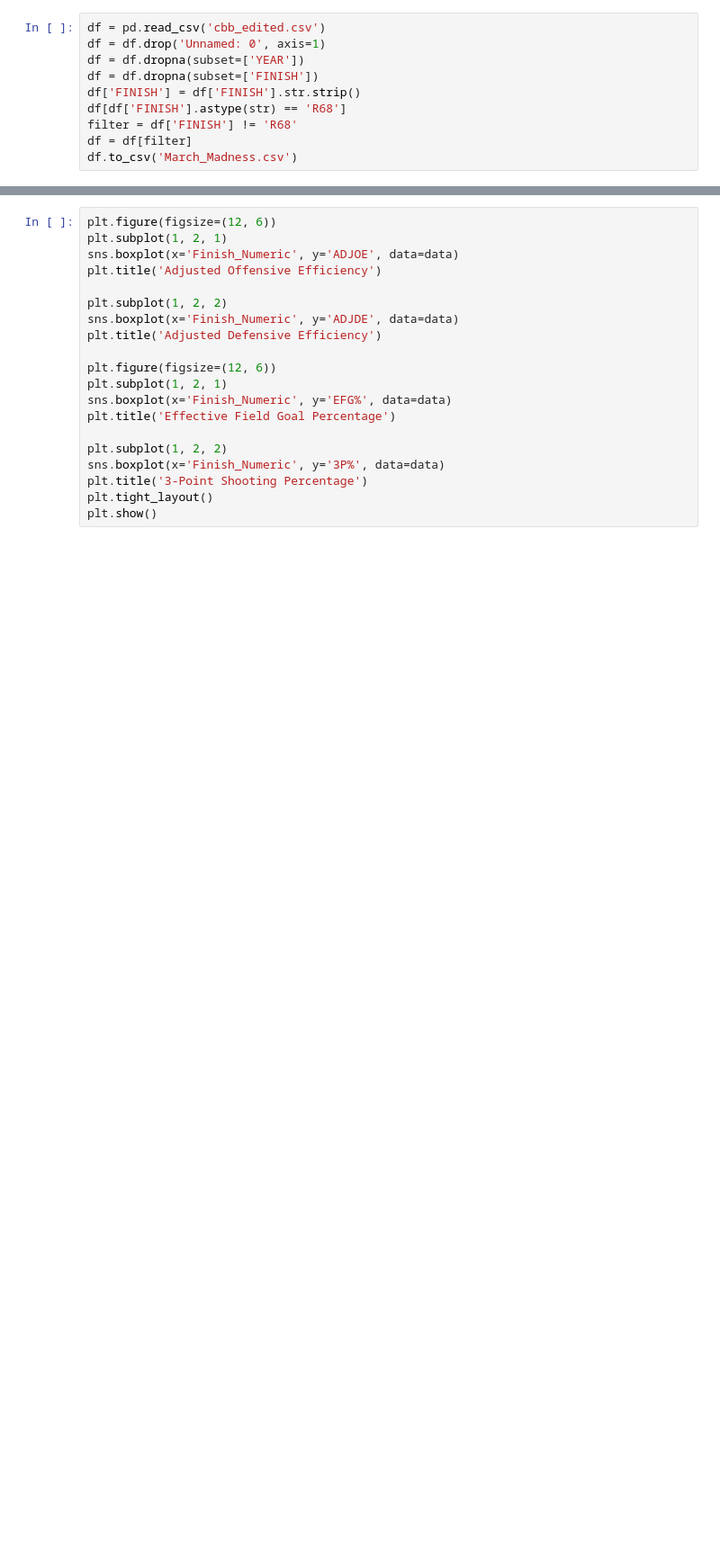
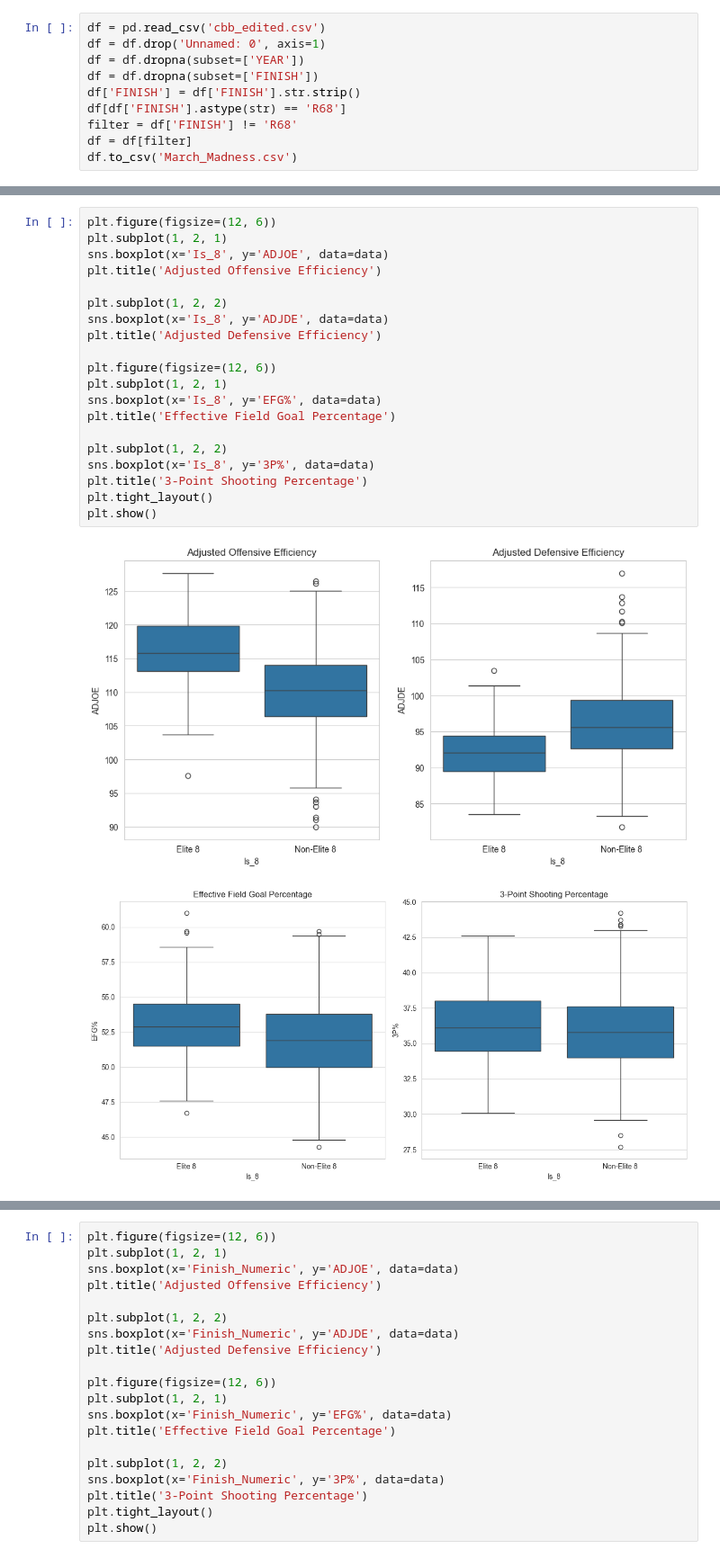
Before and after one commit to Edubs2003/MarchMadness, a Jupyter notebook: Ethan.ipynb, the cells around one changed output, grey strips where cells are left out. Shown: that part at 90% size. Cells and saved outputs as stored; diff of their text form; blank space fills up the shorter version.

```diff
--- a/Ethan.ipynb
+++ b/Ethan.ipynb
@@ -82,3 +91,26 @@ plt.show()
+# %%
+plt.figure(figsize=(12, 6))
+plt.subplot(1, 2, 1)
+sns.boxplot(x='Is_8', y='ADJOE', data=data)
+plt.title('Adjusted Offensive Efficiency')
+
+plt.subplot(1, 2, 2)
+sns.boxplot(x='Is_8', y='ADJDE', data=data)
+plt.title('Adjusted Defensive Efficiency')
+
+plt.figure(figsize=(12, 6))
+plt.subplot(1, 2, 1)
+sns.boxplot(x='Is_8', y='EFG%', data=data)
+plt.title('Effective Field Goal Percentage')
+
+plt.subplot(1, 2, 2)
+sns.boxplot(x='Is_8', y='3P%', data=data)
+plt.title('3-Point Shooting Percentage')
+plt.tight_layout()
+plt.show()
+# %% [output]
+[figure, added]
+[figure, added]
 # %%
 def finish_to_numeric_corrected(finish):
     mapping = {'R64': 0, 'R32': 1, 'Sweet Sixteen': 2, 'Elite Eight': 3, 'Final Four': 4, 'Finals': 5, 'CHAMPS': 6}
```
Also changed, not shown: parts of 12 cells of this notebook.
